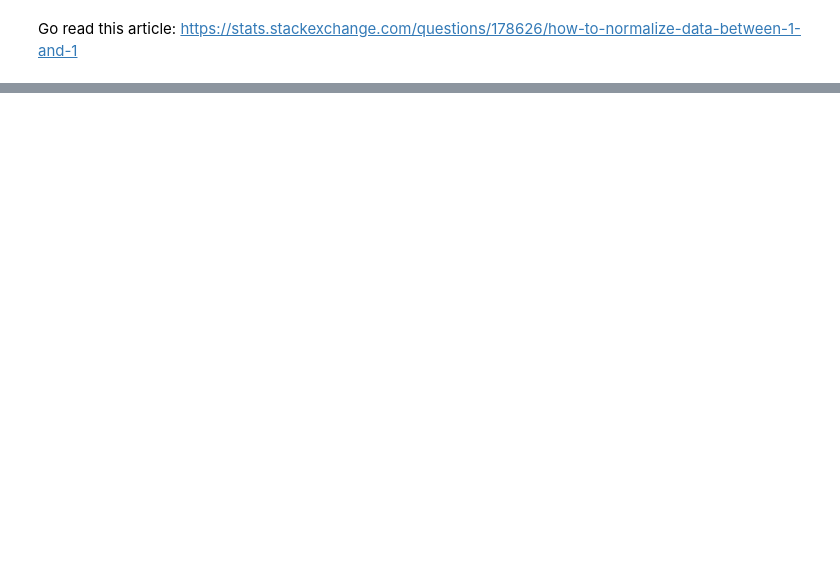
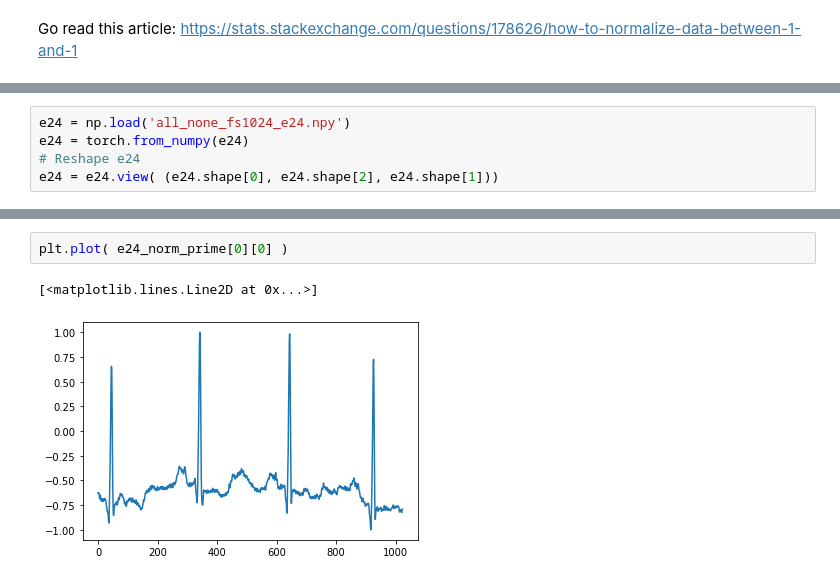
Before and after one commit to enzlaur/pytorch-ml-tuts, a Jupyter notebook: scratch07.ipynb, the cells around one changed output, grey strips where cells are left out. Cells and saved outputs as stored; diff of their text form; blank space fills up the shorter version.

```diff
--- a/scratch07.ipynb
+++ b/scratch07.ipynb
@@ -49,0 +82,5 @@ https://stats.stackexchange.com/questions/178626/how-to-normalize-data-between-1
+# %%
+e24 = np.load('all_none_fs1024_e24.npy')
+e24 = torch.from_numpy(e24)
+# Reshape e24
+e24 = e24.view( (e24.shape[0], e24.shape[2], e24.shape[1]))
@@ -49,0 +108,5 @@ https://stats.stackexchange.com/questions/178626/how-to-normalize-data-between-1
+# %%
+plt.plot( e24_norm_prime[0][0] )
+# %% [output]
+[<matplotlib.lines.Line2D at 0x...>]
+[figure, added]
```
Also changed, not shown: parts of 5 cells of this notebook, 1 other file.
